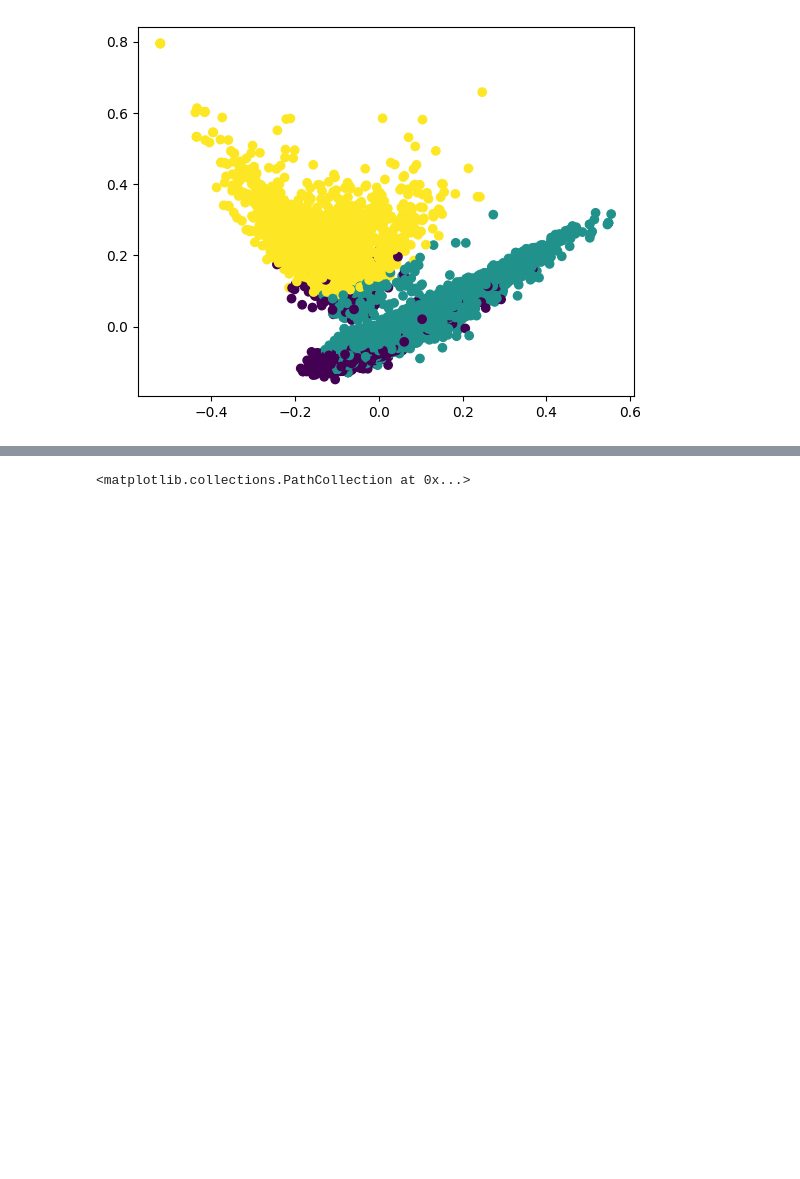
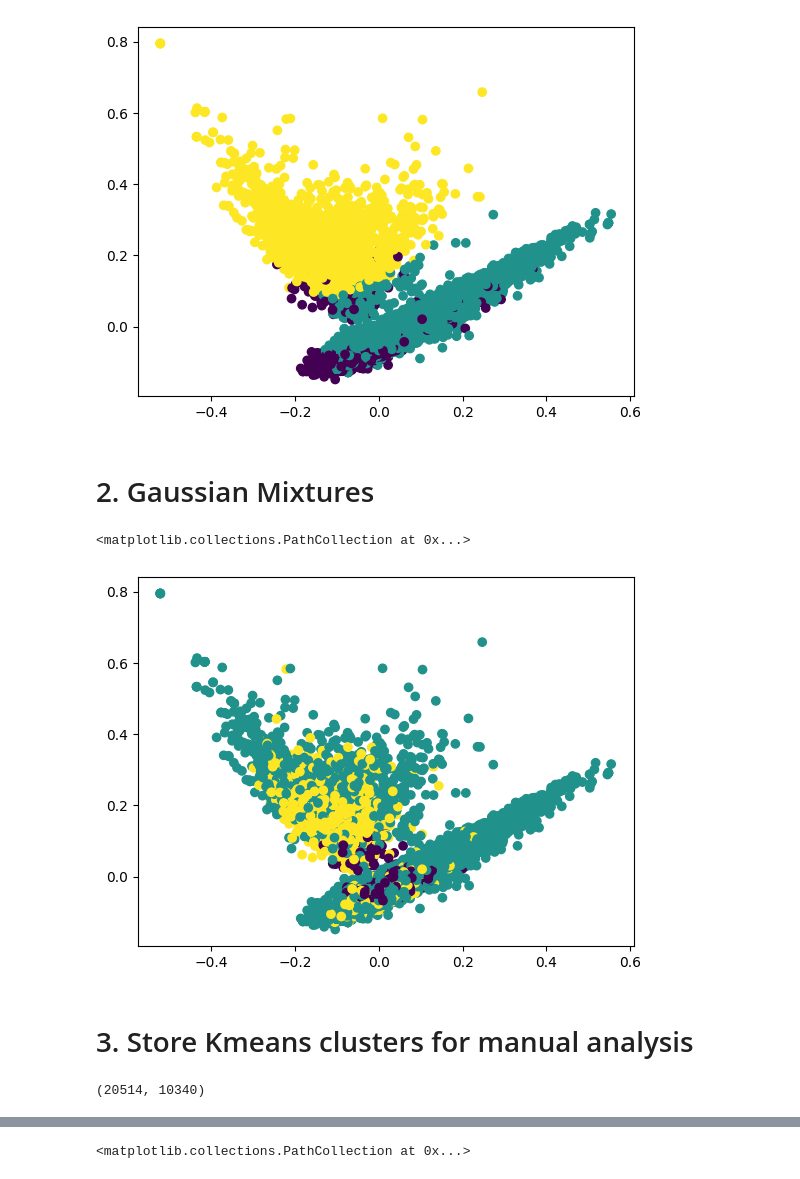
Before and after one commit to vravoson/Digital_Addiction, a Jupyter notebook: ClusteringExperiments_TF-IDF.ipynb, the cells around one changed output, grey strips where cells are left out. Saved outputs shown, nothing was run; the diff lists cells and outputs as text; code cells hidden in the pictures; blank space fills up the shorter version.

Commit message:
Added Word2Vec Experiments

```diff
--- a/ClusteringExperiments_TF-IDF.ipynb
+++ b/ClusteringExperiments_TF-IDF.ipynb
@@ -14,7 +14,9 @@ from sklearn.metrics import silhouette_samples, silhouette_score
 import umap.umap_ as umap
 from sklearn.preprocessing import StandardScaler
 
-all_data = pd.read_csv(r'C:\Users\Vincelot\Documents\GitHub\Digital_Addiction\Data\submission_and_comments_V3.csv', sep = ";")
+pd.options.mode.chained_assignment = None
+
+all_data = pd.read_csv('Data\submission_and_comments_V3.csv', sep = ";")
 data = all_data[(all_data.submission_title != "[deleted by user]") & ~(all_data.submission_title.isna())]
 # %% [markdown]
 # 1. PCA
@@ -34,11 +36,12 @@ def tfidf_clustering_dimreduc(algo):
     if algo == 'kmeans':
         clustering_model = KMeans(n_clusters=3, random_state=42)
         clustering_model.fit(tf_idf)
+        clusters = clustering_model.labels_
     elif algo == "gm":
-        clustering_model = GaussianMixture(n_components=2, random_state=0)
+        clustering_model = GaussianMixture(n_components=3, random_state=0, covariance_type='diag')
         clustering_model.fit(tf_idf.toarray())
+        clusters = clustering_model.predict(tf_idf.toarray())
 
-    clusters = clustering_model.labels_
     return x0, x1, clusters
 # %%
 x0_kmeans, x1_kmeans, clusters_kmeans = tfidf_clustering_dimreduc(algo = "kmeans")
@@ -46,3 +49,22 @@ plt.scatter(x0_kmeans, x1_kmeans, c=clusters_kmeans)
 # %% [output]
 <matplotlib.collections.PathCollection at 0x...>
 [figure]
+# %% [markdown]
+# 2. Gaussian Mixtures
+# %%
+x0_gm, x1_gm, clusters_gm = tfidf_clustering_dimreduc(algo = "gm")
+plt.scatter(x0_gm, x1_gm, c=clusters_gm)
+# %% [output]
+<matplotlib.collections.PathCollection at 0x...>
+[figure, added]
+# %% [markdown]
+# 3. Store Kmeans clusters for manual analysis
+# %%
+vectorizer = TfidfVectorizer(max_df=0.8)  # ignore words with very high doc frequency
+tf_idf = vectorizer.fit_transform(data['submission_title'])
+words = vectorizer.get_feature_names_out()
+tf_idf = csr_matrix(tf_idf)
+tf_idf = normalize(tf_idf)
+np.shape(tf_idf)
+# %% [output]
+(20514, 10340)
```
Also changed, not shown: parts of 4 cells of this notebook, 2 other files.
